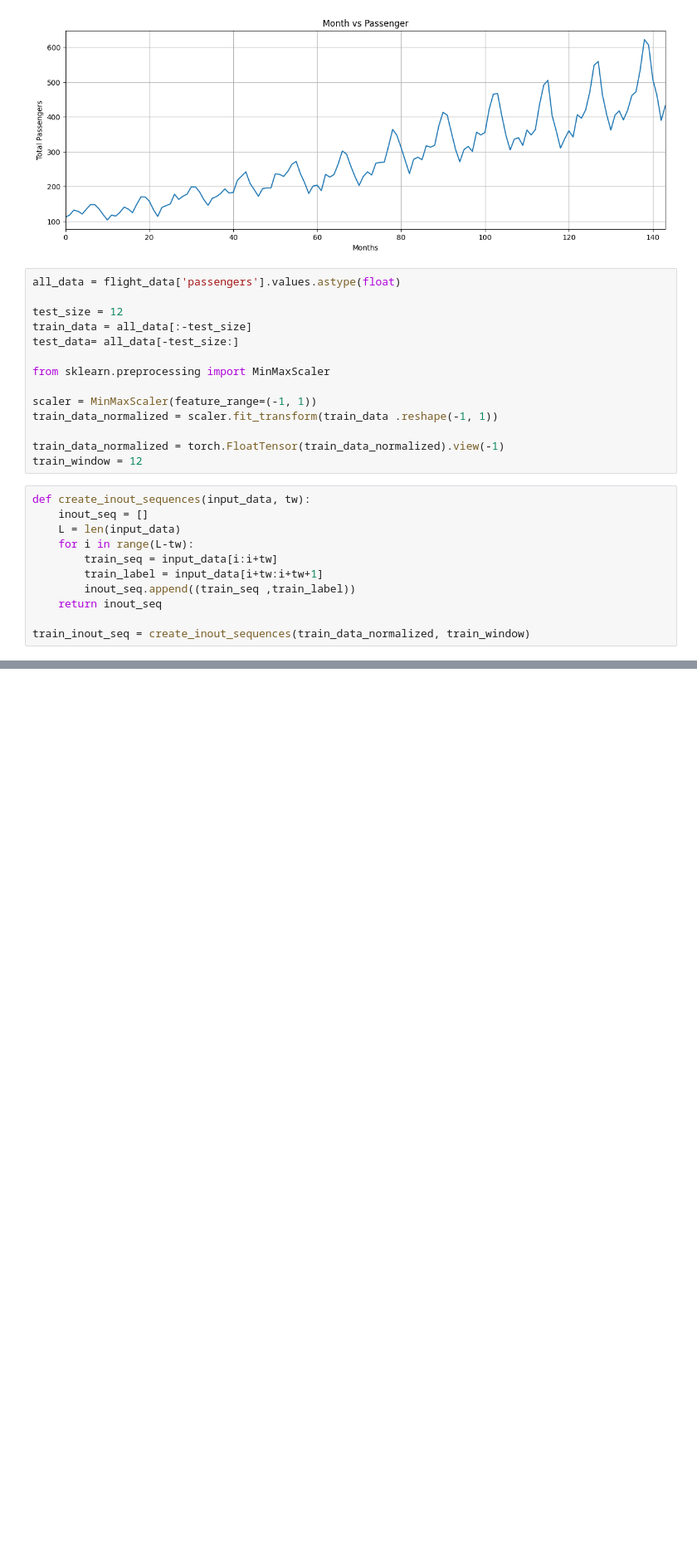
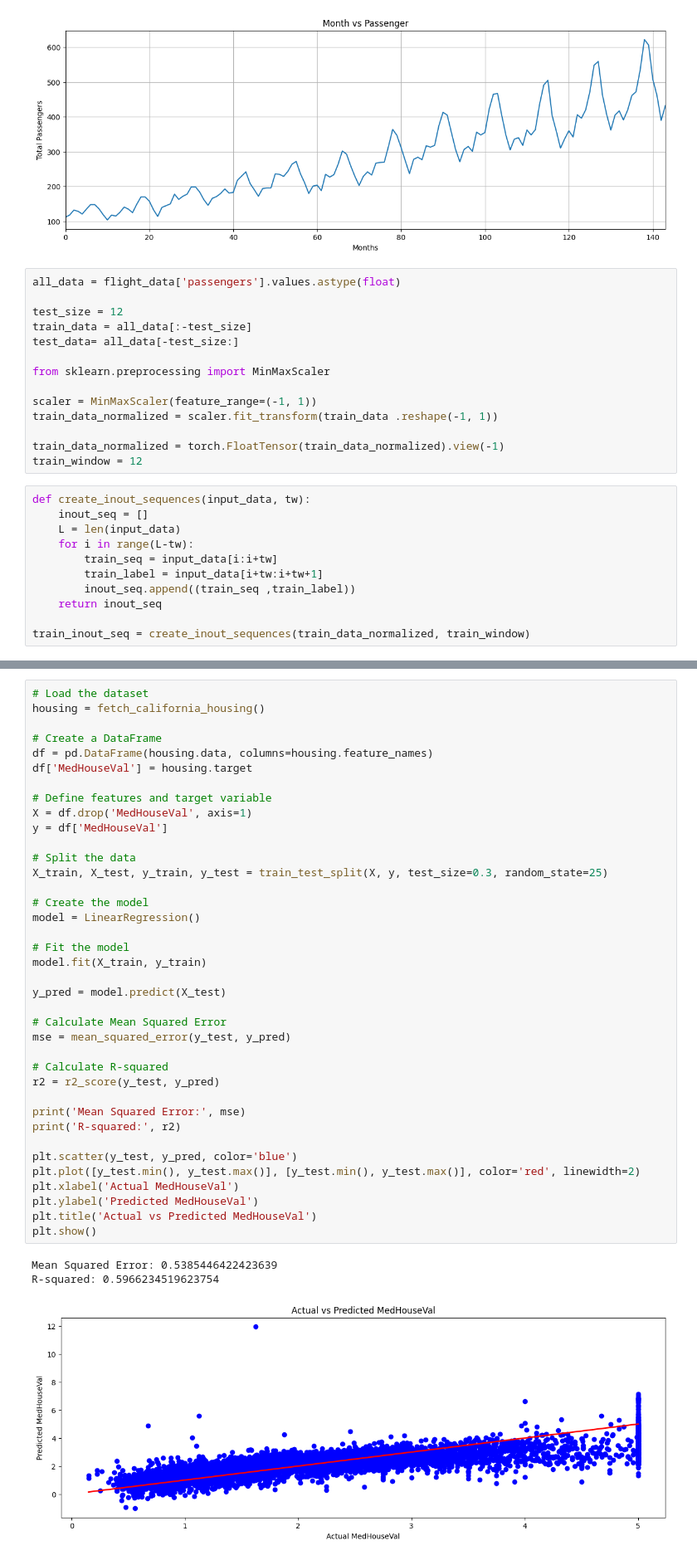
Before and after one commit to namtu06/DATA.ML.450, a Jupyter notebook: Week5/TSA_RNN_LSTM.ipynb, the cells around one changed output, grey strips where cells are left out. Shown at 83% size. Saved outputs shown, nothing was run; the diff lists cells and outputs as text; blank space fills up the shorter version.

```diff
--- a/Week5/TSA_RNN_LSTM.ipynb
+++ b/Week5/TSA_RNN_LSTM.ipynb
@@ -200,0 +690,42 @@ plt.show()
+# %%
+# Load the dataset
+housing = fetch_california_housing()
+
+# Create a DataFrame
+df = pd.DataFrame(housing.data, columns=housing.feature_names)
+df['MedHouseVal'] = housing.target
+
+# Define features and target variable
+X = df.drop('MedHouseVal', axis=1)
+y = df['MedHouseVal']
+
+# Split the data
+X_train, X_test, y_train, y_test = train_test_split(X, y, test_size=0.3, random_state=25)
+
+# Create the model
+model = LinearRegression()
+
+# Fit the model
+model.fit(X_train, y_train)
+
+y_pred = model.predict(X_test)
+
+# Calculate Mean Squared Error
+mse = mean_squared_error(y_test, y_pred)
+
+# Calculate R-squared
+r2 = r2_score(y_test, y_pred)
+
+print('Mean Squared Error:', mse)
+print('R-squared:', r2)
+
+plt.scatter(y_test, y_pred, color='blue')
+plt.plot([y_test.min(), y_test.max()], [y_test.min(), y_test.max()], color='red', linewidth=2)
+plt.xlabel('Actual MedHouseVal')
+plt.ylabel('Predicted MedHouseVal')
+plt.title('Actual vs Predicted MedHouseVal')
+plt.show()
+# %% [output]
+Mean Squared Error: 0.5385446422423639
+R-squared: 0.5966234519623754
+[figure, added]
```
Also changed, not shown: parts of 46 cells of this notebook, 23 other files.
